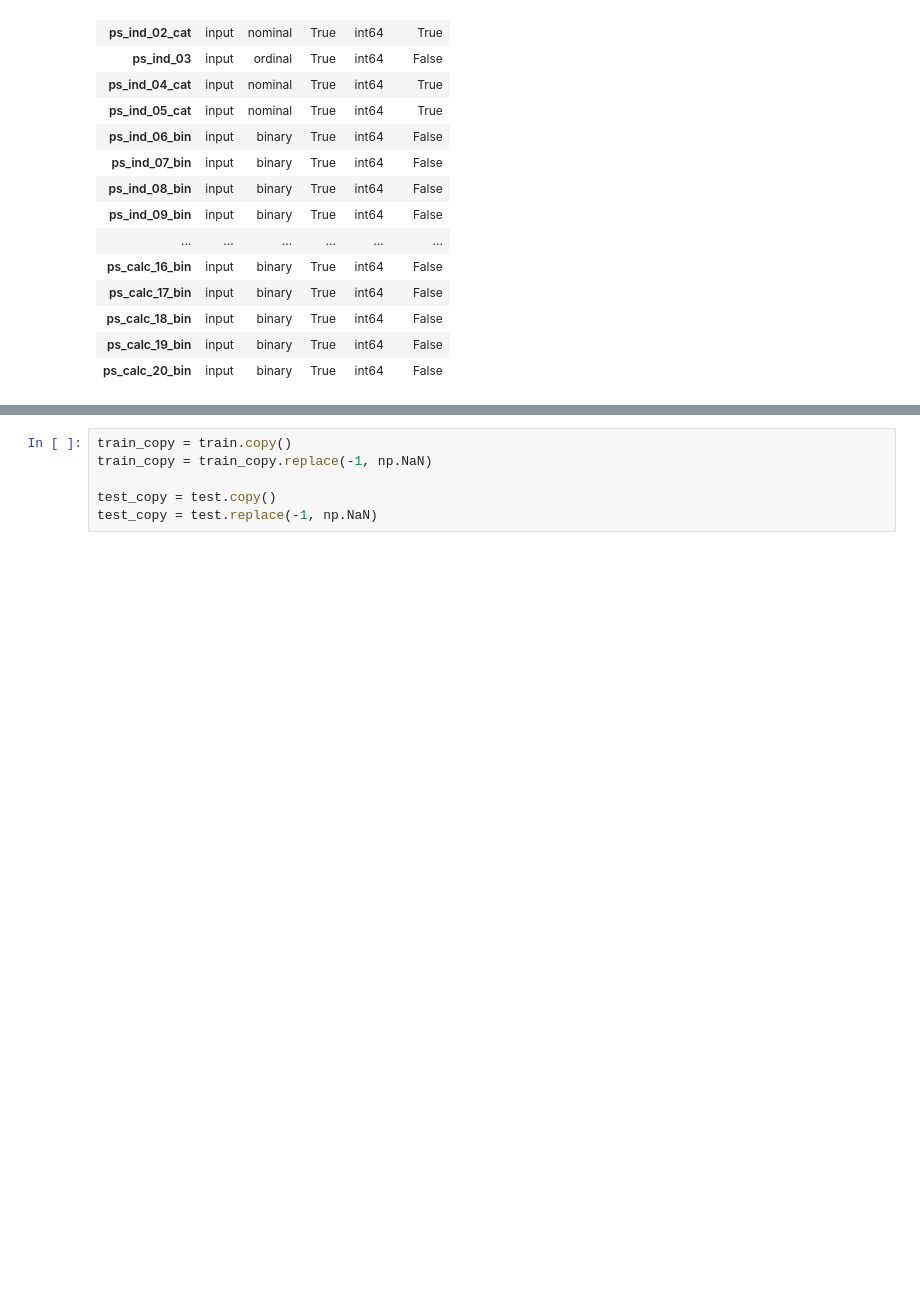
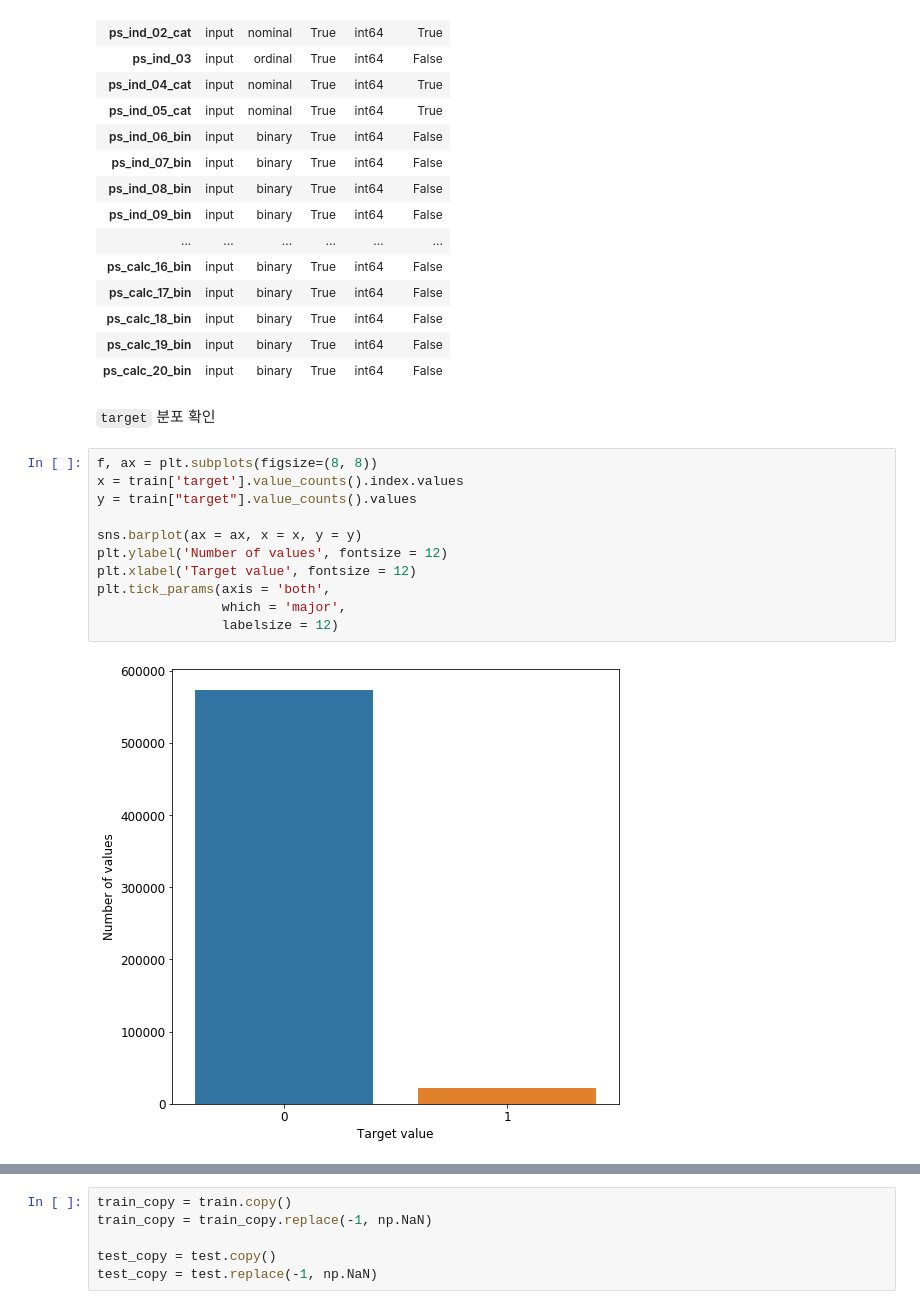
Before and after one commit to hodurie/Kaggle_Challenge, a Jupyter notebook: Porto Seguro/EDA.ipynb, the cells around one changed output, grey strips where cells are left out. Cells and saved outputs as stored; diff of their text form; blank space fills up the shorter version.

```diff
--- a/Porto Seguro/EDA.ipynb
+++ b/Porto Seguro/EDA.ipynb
@@ -140,3 +140,18 @@ meta_test
 | ps_calc_18_bin | input | binary | True | int64 | False |
 | ps_calc_19_bin | input | binary | True | int64 | False |
 | ps_calc_20_bin | input | binary | True | int64 | False |
+# %% [markdown]
+`target` 분포 확인
+# %%
+f, ax = plt.subplots(figsize=(8, 8))
+x = train['target'].value_counts().index.values
+y = train["target"].value_counts().values
+
+sns.barplot(ax = ax, x = x, y = y)
+plt.ylabel('Number of values', fontsize = 12)
+plt.xlabel('Target value', fontsize = 12)
+plt.tick_params(axis = 'both',
+                which = 'major',
+                labelsize = 12)
+# %% [output]
+[figure, added]
```
Also changed, not shown: parts of 49 cells of this notebook.
